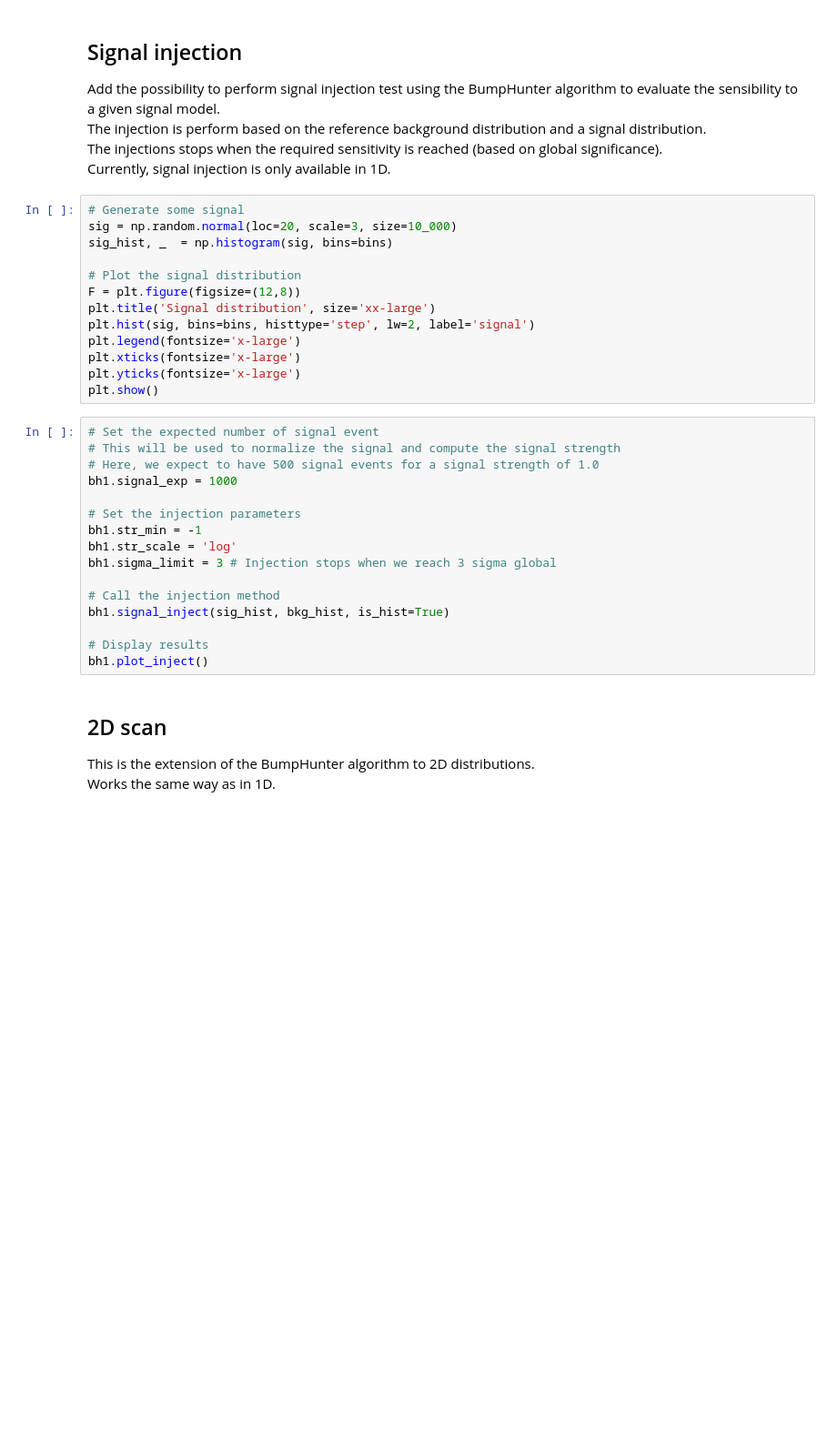
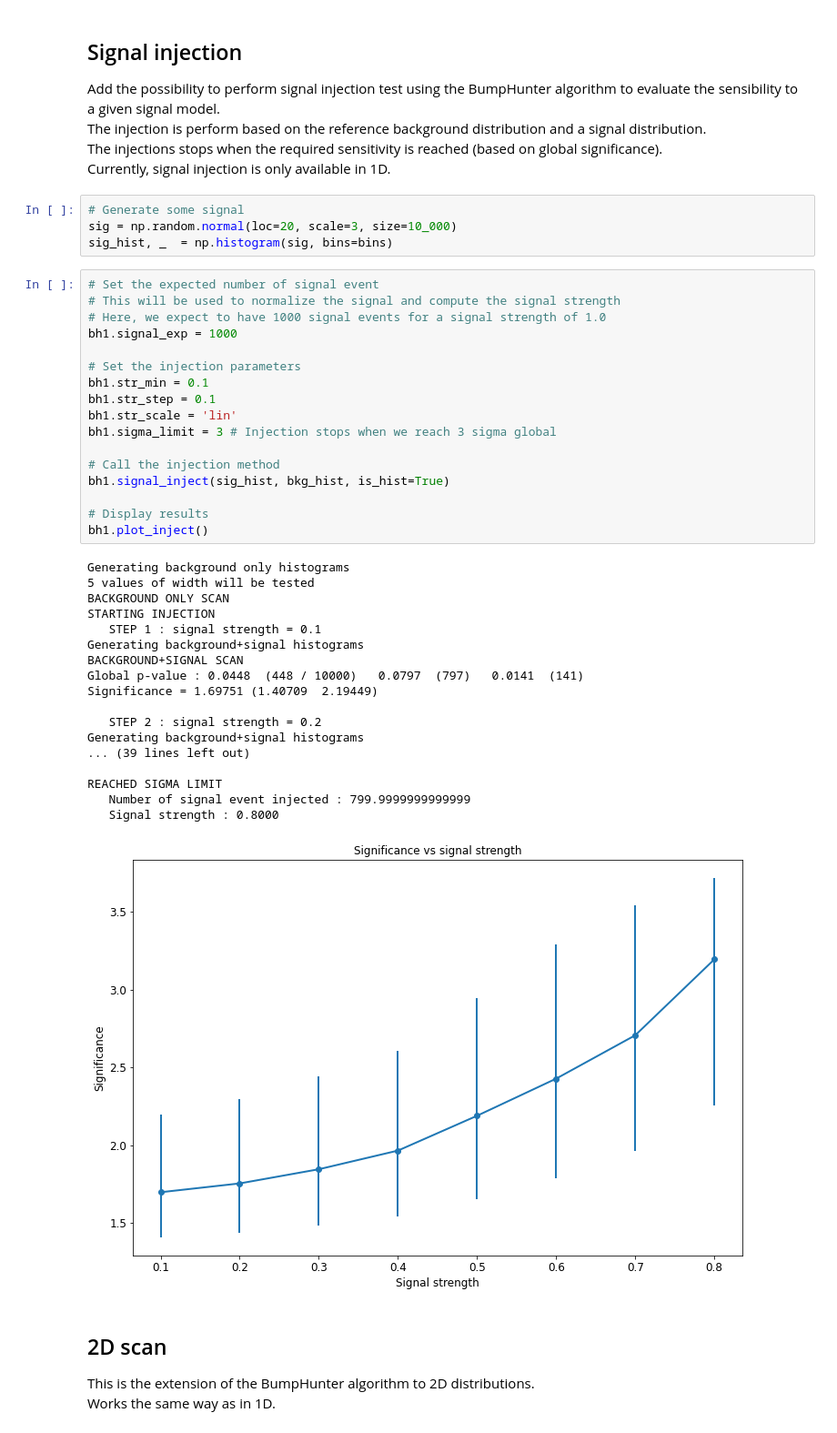
Before and after one commit to lovaslin/pyHEP-notebook-talk, a Jupyter notebook: talk.ipynb, the cells around one changed output. Shown: that part at 91% size. Cells and saved outputs as stored; diff of their text form; blank space fills up the shorter version.

```diff
--- a/talk.ipynb
+++ b/talk.ipynb
@@ -119,31 +168,42 @@ Currently, signal injection is only available in 1D.
 # Generate some signal
 sig = np.random.normal(loc=20, scale=3, size=10_000)
 sig_hist, _  = np.histogram(sig, bins=bins)
-
-# Plot the signal distribution
-F = plt.figure(figsize=(12,8))
-plt.title('Signal distribution', size='xx-large')
-plt.hist(sig, bins=bins, histtype='step', lw=2, label='signal')
-plt.legend(fontsize='x-large')
-plt.xticks(fontsize='x-large')
-plt.yticks(fontsize='x-large')
-plt.show()
 # %%
 # Set the expected number of signal event
 # This will be used to normalize the signal and compute the signal strength
-# Here, we expect to have 500 signal events for a signal strength of 1.0
+# Here, we expect to have 1000 signal events for a signal strength of 1.0
 bh1.signal_exp = 1000
 
 # Set the injection parameters
-bh1.str_min = -1
-bh1.str_scale = 'log'
+bh1.str_min = 0.1
+bh1.str_step = 0.1
+bh1.str_scale = 'lin'
 bh1.sigma_limit = 3 # Injection stops when we reach 3 sigma global
 
 # Call the injection method
 bh1.signal_inject(sig_hist, bkg_hist, is_hist=True)
 
 # Display results
 bh1.plot_inject()
+# %% [output]
+Generating background only histograms
+5 values of width will be tested
+BACKGROUND ONLY SCAN
+STARTING INJECTION
+   STEP 1 : signal strength = 0.1
+Generating background+signal histograms
+BACKGROUND+SIGNAL SCAN
+Global p-value : 0.0448  (448 / 10000)   0.0797  (797)   0.0141  (141)
+Significance = 1.69751 (1.40709  2.19449)
+
+   STEP 2 : signal strength = 0.2
+Generating background+signal histograms
+... (39 lines left out)
+
+REACHED SIGMA LIMIT
+   Number of signal event injected : 799.9999999999999
+   Signal strength : 0.8000
+[figure, added]
 # %% [markdown]
 ## 2D scan
 
```
Also changed, not shown: parts of 14 cells of this notebook, 2 other files.
